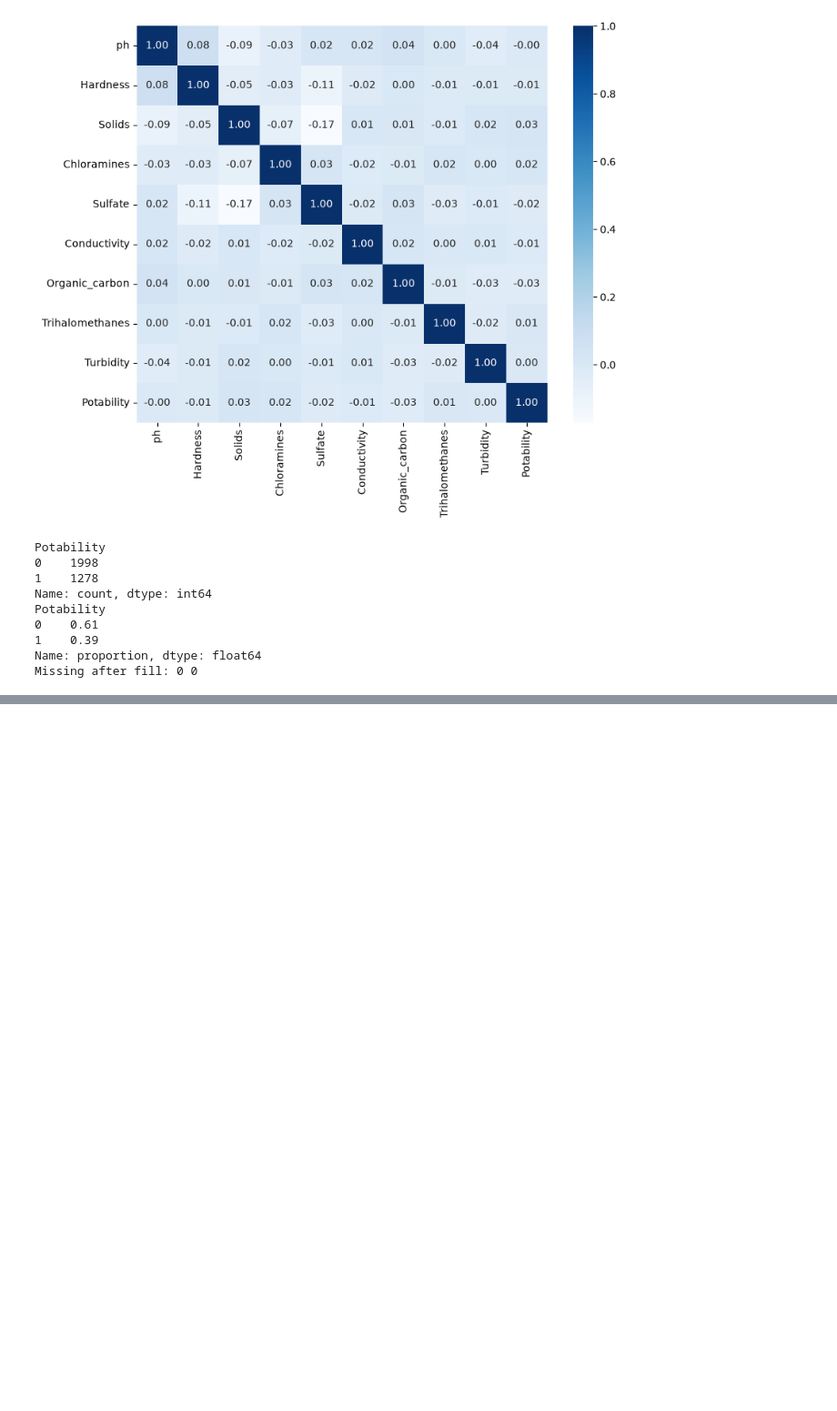
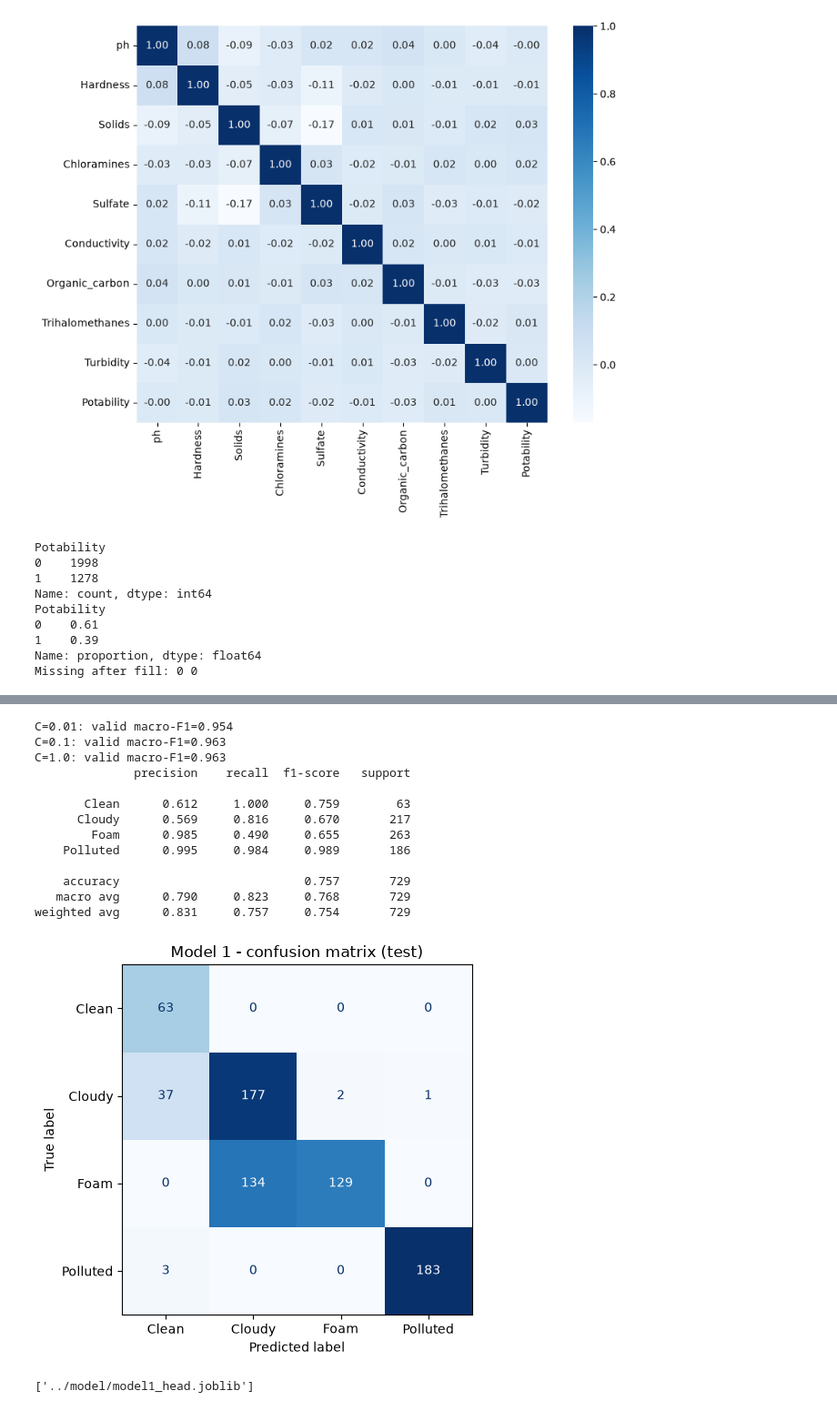
Before and after one commit to patrickseroh/Aquio, a Jupyter notebook: notebook/pipeline.ipynb, the cells around one changed output, grey strips where cells are left out. Shown at 91% size. Saved outputs shown, nothing was run; the diff lists cells and outputs as text; code cells hidden in the pictures; blank space fills up the shorter version.

```diff
--- a/notebook/pipeline.ipynb
+++ b/notebook/pipeline.ipynb
@@ -220,0 +268,53 @@ Name: count, dtype: int64
+# %%
+# classifier di atas embedding: pilih C terbaik berdasarkan macro-F1 di data valid
+from sklearn.linear_model import LogisticRegression
+from sklearn.preprocessing import StandardScaler
+from sklearn.pipeline import make_pipeline
+
+best = None
+for C in [0.01, 0.1, 1.0]:
+    clf = make_pipeline(StandardScaler(),
+                        LogisticRegression(C=C, max_iter=3000, class_weight="balanced"))
+    clf.fit(Xtr, ytr)
+    f1v = f1_score(yva, clf.predict(Xva), average="macro")
+    print(f"C={C}: valid macro-F1={f1v:.3f}")
+    if best is None or f1v > best[0]:
+        best = (f1v, C, clf)
+f1_valid, C_best, m1 = best
+
+pred = m1.predict(Xte)
+m1_metrics = {
+    "C": C_best, "valid_macro_f1": round(f1_valid, 4),
+    "test_accuracy": round(accuracy_score(yte, pred), 4),
+    "test_macro_precision": round(precision_score(yte, pred, average="macro"), 4),
+    "test_macro_recall": round(recall_score(yte, pred, average="macro"), 4),
+    "test_macro_f1": round(f1_score(yte, pred, average="macro"), 4),
+    "per_class": classification_report(yte, pred, target_names=CLASSES, output_dict=True),
+    "confusion": confusion_matrix(yte, pred).tolist(), "classes": CLASSES,
+    "n": {"train": int(len(ytr)), "valid": int(len(yva)), "test": int(len(yte))}}
+print(classification_report(yte, pred, target_names=CLASSES, digits=3))
+
+ConfusionMatrixDisplay(confusion_matrix(yte, pred), display_labels=CLASSES).plot(cmap="Blues", colorbar=False)
+plt.title("Model 1 - confusion matrix (test)"); plt.tight_layout()
+plt.savefig(f"{RES}/model1_confusion.png", dpi=200); plt.show()
+json.dump(m1_metrics, open(f"{RES}/model1_metrics.json", "w"), indent=2)
+
+import joblib
+os.makedirs("../model", exist_ok=True)
+joblib.dump({"clf": m1, "classes": CLASSES}, "../model/model1_head.joblib")
+# %% [output]
+C=0.01: valid macro-F1=0.954
+C=0.1: valid macro-F1=0.963
+C=1.0: valid macro-F1=0.963
+              precision    recall  f1-score   support
+
+       Clean      0.612     1.000     0.759        63
+      Cloudy      0.569     0.816     0.670       217
+        Foam      0.985     0.490     0.655       263
+    Polluted      0.995     0.984     0.989       186
+
+    accuracy                          0.757       729
+   macro avg      0.790     0.823     0.768       729
+weighted avg      0.831     0.757     0.754       729
+[figure, added]
+['../model/model1_head.joblib']
```
Also changed, not shown: parts of 8 cells of this notebook, 6 other files.
